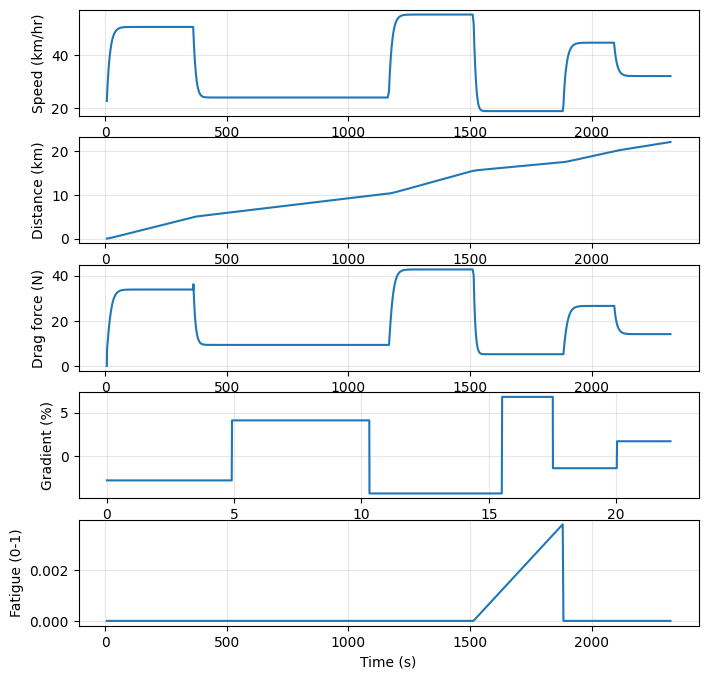
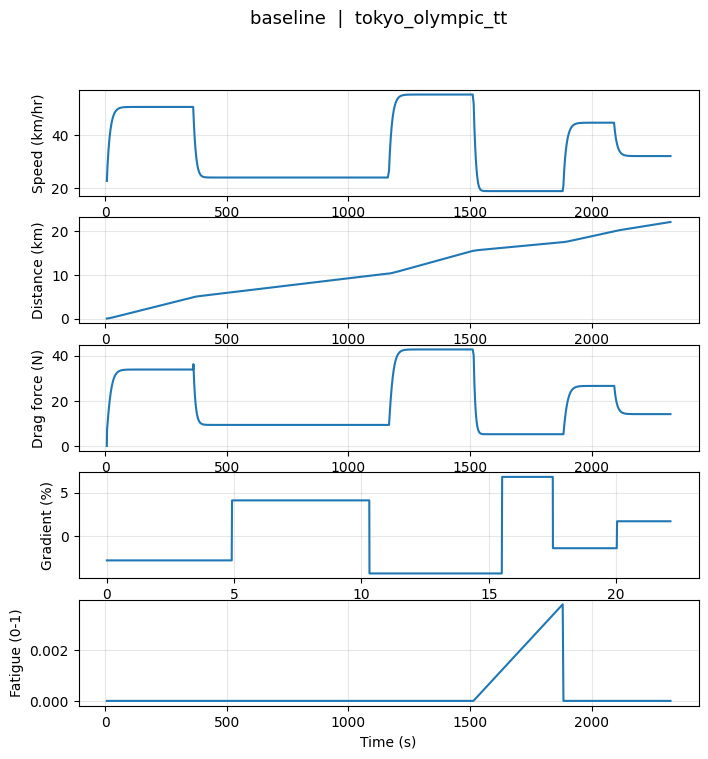
The change to this notebook cell's code, shown as a diff; its figure went from the first image to the second:
--- before
+++ after
@@ -1,3 +1,4 @@
 fig, ax = plt.subplots(5,1, figsize=(8,8))
+fig.suptitle(f"{rider}  |  {course_file.replace('.csv', '')}", fontsize=13) #header: which rider on which course
 
 ax[0].plot(times, [s * 3.6 for s in speeds])

Commit: Add a rider | course header above the plot; clarify in README that real ITT results validate the TT profile (real data has no per-rider-type split)